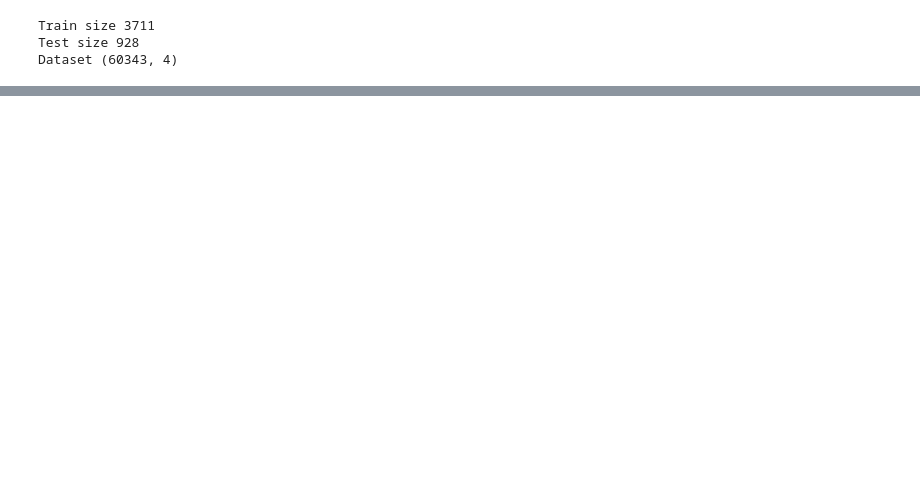
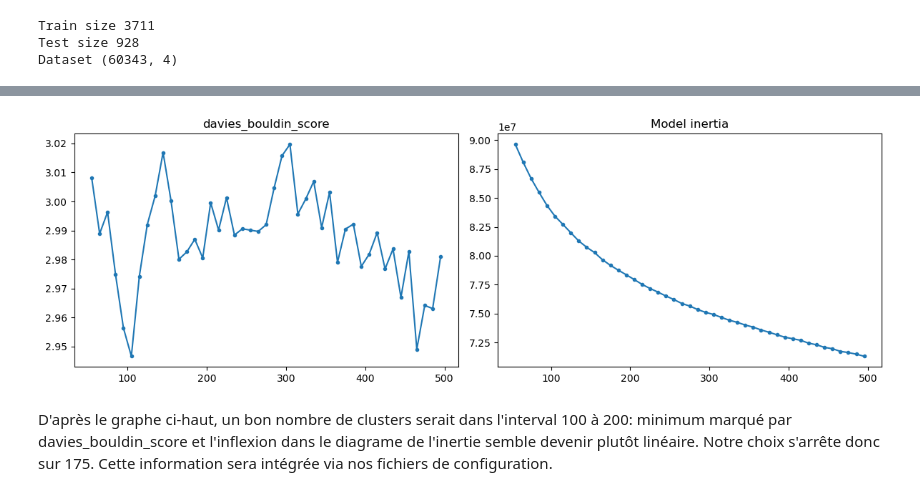
Before and after one commit to jfgagnon00/PlantVillage, a Jupyter notebook: JFG - Test Training.ipynb, the cells around one changed output, grey strips where cells are left out. Saved outputs shown, nothing was run; the diff lists cells and outputs as text; code cells hidden in the pictures; blank space fills up the shorter version.

```diff
--- a/JFG - Test Training.ipynb
+++ b/JFG - Test Training.ipynb
@@ -90,0 +102,10 @@ SIFT test features (291713, 128)
+# %%
+#
+# reduction des features (voir notebook precedant pour savoir combien de component on garde sur SIFT)
+#
+
+pca_pipe = Pipeline([
+        ("scaler", StandardScaler()),
+        ("pca", PCA(n_components=configs.sift_bovw.pca_n_components, svd_solver="full", random_state=42))
+     ])
+sift_train_features_pca = pca_pipe.fit_transform(sift_features.train_features);
@@ -91,3 +121,43 @@ SIFT test features (291713, 128)
+# %%
+cluster_range = range(55, 501, 10)
+cluster_scores = [[],[]]
+for n_clusters in tqdm(cluster_range):
+    cluster_model = MiniBatchKMeans(n_clusters=n_clusters,
+                                    batch_size=256 * 12,
+                                    random_state=42,
+                                    n_init="auto")
+    cluster_labels = cluster_model.fit_predict(sift_train_features_pca)
+
+    # mesure la similarite entre les clusters; lower is better
+    david_boutin = davies_bouldin_score(sift_train_features_pca, cluster_labels)
+
+    # pour trouver un coude
+    inertia = cluster_model.inertia_
+
+    # prendre en note les mesures
+    cluster_scores[0].append(david_boutin)
+    cluster_scores[1].append(inertia)
+
+
+
+
+# afficher les mesures
+plt.figure(figsize=(12, 4))
+
+plt.subplot(121)
+plt.title("davies_bouldin_score")
+plt.plot(cluster_range, cluster_scores[0], marker=".")
+
+plt.subplot(122)
+plt.title("Model inertia")
+plt.plot(cluster_range, cluster_scores[1], marker=".")
+
+plt.tight_layout()
+plt.show()
+# %% [output]
+[figure, added]
+# %% [markdown]
+D'après le graphe ci-haut, un bon nombre de clusters serait dans l'interval 100 à 200: minimum marqué par davies_bouldin_score et l'inflexion dans le diagrame de l'inertie semble devenir plutôt linéaire. Notre choix s'arrête donc sur 175. Cette information sera intégrée via nos fichiers de configuration.
 # %%
 #
 # bovw sift
```
Also changed, not shown: parts of 13 cells of this notebook, 2 other files.
